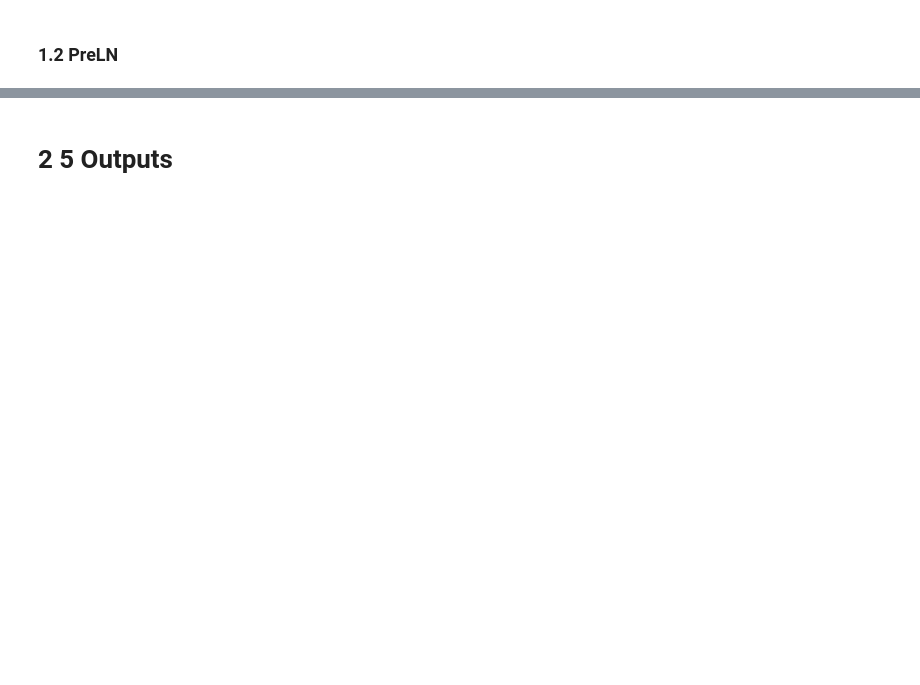
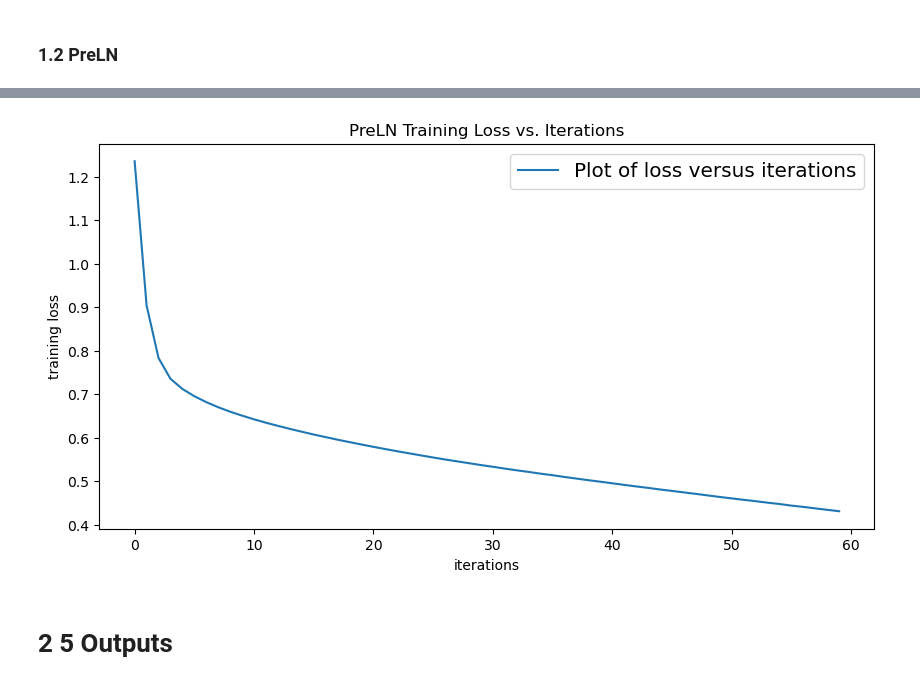
Before and after one commit to jung1230/Deep_Learning, a Jupyter notebook: HW10/HW10_main.ipynb, the cells around one changed output, grey strips where cells are left out. Cells and saved outputs as stored; diff of their text form; code cells hidden in the pictures; blank space fills up the shorter version.

```diff
--- a/HW10/HW10_main.ipynb
+++ b/HW10/HW10_main.ipynb
@@ -202,2 +164,95 @@ KeyboardInterrupt:
 # %% [markdown]
 ### 1.2 PreLN
+# %%
+# this code is borrowed from DLstudio
+
+import random
+import numpy
+import torch
+import os, sys
+
+seed = 0
+random.seed(seed)
+torch.manual_seed(seed)
+torch.cuda.manual_seed(seed)
+numpy.random.seed(seed)
+torch.backends.cudnn.deterministic=True
+torch.backends.cudnn.benchmarks=False
+os.environ['PYTHONHASHSEED'] = str(seed)
+
+dataroot = "./../data/DataForXformer/"
+
+
+data_archive =  "en_es_xformer_8_10000.tar.gz"                 ##  for debugging only
+# data_archive =  "en_es_xformer_8_90000.tar.gz"
+
+max_seq_length = 10
+
+embedding_size = 256
+#embedding_size = 128
+#embedding_size = 64
+
+num_basic_encoders = num_basic_decoders = num_atten_heads = 4
+#num_basic_encoders = num_basic_decoders = num_atten_heads = 2
+
+masking = True                    ## For better results
+#masking = False
+
+dls = DLStudio(
+                dataroot = dataroot,
+                path_saved_model = {"encoder_PreLN" : "./saved_encoder_PreLN",
+                                    "decoder_PreLN" : "./saved_decoder_PreLN",
+                                    "embeddings_generator_en_PreLN" : "./saved_embeddings_generator_en_PreLN",
+                                    "embeddings_generator_es_PreLN" : "./saved_embeddings_generator_es_PreLN",
+                                   },
+                learning_rate =  1e-5,
+                batch_size = 50,
+                use_gpu = True,
+                epochs = 60,
+      )
+
+xformer = TransformerPreLN(
+                            dl_studio = dls,
+                            dataroot = dataroot,
+                            save_checkpoints = True,
+                            data_archive = data_archive,
+                            max_seq_length = max_seq_length,
+                            embedding_size = embedding_size,
+          )
+
+master_encoder = TransformerPreLN.MasterEncoder(
+                                  dls,
+                                  xformer,
+                                  num_basic_encoders = num_basic_encoders,
+                                  num_atten_heads = num_atten_heads,
+                 )
+
+
+master_decoder = TransformerPreLN.MasterDecoderWithMasking(
+                                  dls,
+                                  xformer,
+                                  num_basic_decoders = num_basic_decoders,
+                                  num_atten_heads = num_atten_heads,
+                                  masking = masking,
+                 )
+
+
+number_of_learnable_params_in_encoder = sum(p.numel() for p in master_encoder.parameters() if p.requires_grad)
+print("\n\nThe number of learnable parameters in the Master Encoder: %d" % number_of_learnable_params_in_encoder)
+
+number_of_learnable_params_in_decoder = sum(p.numel() for p in master_decoder.parameters() if p.requires_grad)
+print("\n\nThe number of learnable parameters in the Master Decoder: %d" % number_of_learnable_params_in_decoder)
+
+if masking:
+    xformer.run_code_for_training_TransformerPreLN(dls,master_encoder,master_decoder,display_train_loss=True,
+                                                                        checkpoints_dir="checkpoints_with_masking_PreLN")
+else:
+    xformer.run_code_for_training_TransformerPreLN(dls,master_encoder,master_decoder,display_train_loss=True,
+                                                                        checkpoints_dir="checkpoints_no_masking_PreLN")
+
+#import pymsgbox
+#response = pymsgbox.confirm("Finished training.  Start evaluation?")
+#if response == "OK":
+
+xformer.run_code_for_evaluating_TransformerPreLN(master_encoder, master_decoder)
+# %% [output]
@@ -204,2 +293,3 @@ KeyboardInterrupt:
+[figure, added]
 # %% [markdown]
 # 2 5 Outputs
```
Also changed, not shown: parts of 13 cells of this notebook, 10 other files.
